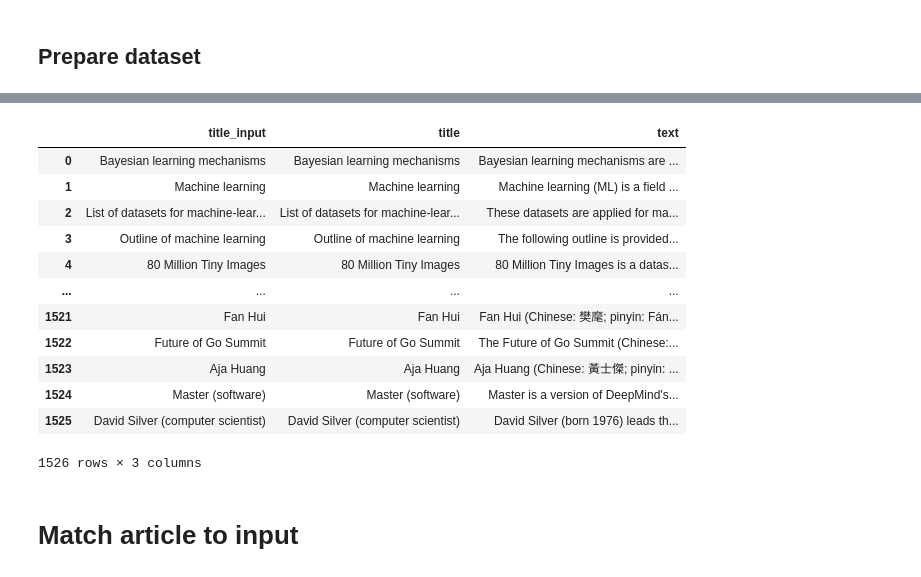
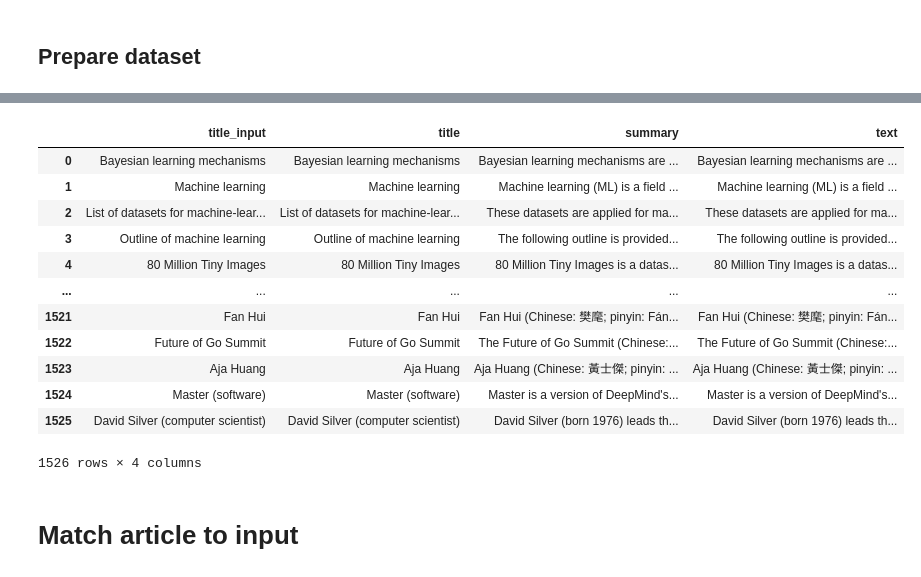
Before and after one commit to diogo-aos/deep_learning_iseg, a Jupyter notebook: prototype.ipynb, the cells around one changed output, grey strips where cells are left out. Drawn from its saved outputs; the diff is of its cells as text; code cells hidden in the pictures.

```diff
--- a/prototype.ipynb
+++ b/prototype.ipynb
@@ -105,11 +160,12 @@ for p in all_pages:
 # %%
 CORPUS_TO_USE = 'auto'
 # %%
-corpus_types = {'manual': manual_pages,
+corpus_types = {'curated': curated_pages,
                 'auto': auto_pages}
 # %%
 wikipedia_pages = corpus_types[CORPUS_TO_USE]
 # %%
 df = pd.DataFrame({'title_input': wikipedia_pages})
 df['title'] = ''
+df['summary'] = ''
 df['text'] = ''
@@ -132,21 +172,22 @@ df
 # %%
 for idx, line in tqdm.tqdm(df.iterrows(), total=df.shape[0]):
     page_py = wiki_wiki.page(line['title_input'])
-    df.iloc[idx]['title'] = page_py.title
-    df.iloc[idx]['text'] = page_py.text
+    df.at[idx, 'title'] = page_py.title
+    df.at[idx, 'text'] = page_py.text
+    df.at[idx, 'summary'] = page_py.summary
 
 df
 # %% [output]
-|  | title_input | title | text |
-| 0 | Bayesian learning mechanisms | Bayesian learning mechanisms | Bayesian learning mechanisms are ... |
-| 1 | Machine learning | Machine learning | Machine learning (ML) is a field ... |
-| 2 | List of datasets for machine-lear... | List of datasets for machine-lear... | These datasets are applied for ma... |
-| 3 | Outline of machine learning | Outline of machine learning | The following outline is provided... |
-| 4 | 80 Million Tiny Images | 80 Million Tiny Images | 80 Million Tiny Images is a datas... |
-| ... | ... | ... | ... |
-| 1521 | Fan Hui | Fan Hui | Fan Hui (Chinese: 樊麾; pinyin: Fán... |
-| 1522 | Future of Go Summit | Future of Go Summit | The Future of Go Summit (Chinese:... |
-| 1523 | Aja Huang | Aja Huang | Aja Huang (Chinese: 黃士傑; pinyin: ... |
-| 1524 | Master (software) | Master (software) | Master is a version of DeepMind's... |
-| 1525 | David Silver (computer scientist) | David Silver (computer scientist) | David Silver (born 1976) leads th... |
+|  | title_input | title | summary | text |
+| 0 | Bayesian learning mechanisms | Bayesian learning mechanisms | Bayesian learning mechanisms are ... | Bayesian learning mechanisms are ... |
+| 1 | Machine learning | Machine learning | Machine learning (ML) is a field ... | Machine learning (ML) is a field ... |
+| 2 | List of datasets for machine-lear... | List of datasets for machine-lear... | These datasets are applied for ma... | These datasets are applied for ma... |
+| 3 | Outline of machine learning | Outline of machine learning | The following outline is provided... | The following outline is provided... |
+| 4 | 80 Million Tiny Images | 80 Million Tiny Images | 80 Million Tiny Images is a datas... | 80 Million Tiny Images is a datas... |
+| ... | ... | ... | ... | ... |
+| 1521 | Fan Hui | Fan Hui | Fan Hui (Chinese: 樊麾; pinyin: Fán... | Fan Hui (Chinese: 樊麾; pinyin: Fán... |
+| 1522 | Future of Go Summit | Future of Go Summit | The Future of Go Summit (Chinese:... | The Future of Go Summit (Chinese:... |
+| 1523 | Aja Huang | Aja Huang | Aja Huang (Chinese: 黃士傑; pinyin: ... | Aja Huang (Chinese: 黃士傑; pinyin: ... |
+| 1524 | Master (software) | Master (software) | Master is a version of DeepMind's... | Master is a version of DeepMind's... |
+| 1525 | David Silver (computer scientist) | David Silver (computer scientist) | David Silver (born 1976) leads th... | David Silver (born 1976) leads th... |
-1526 rows × 3 columns
+1526 rows × 4 columns
```
Also changed, not shown: parts of 16 cells of this notebook, 2 other files.
